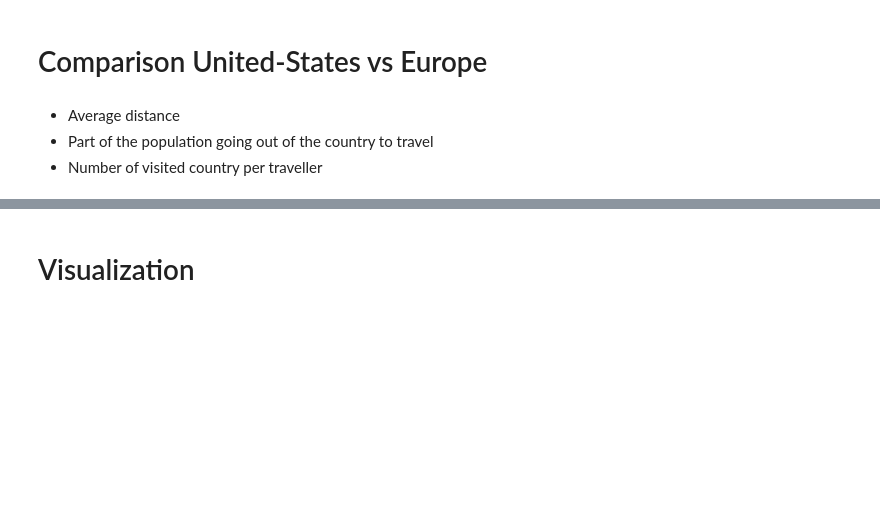
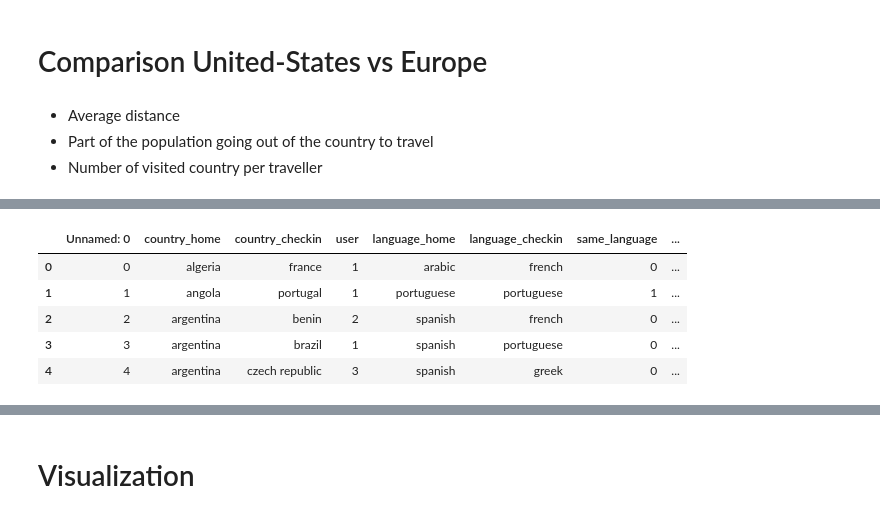
Before and after one commit to epfl-ada/ada-2020-project-milestone-p3-p3_runtime-error, a Jupyter notebook: creative_extension.ipynb, the cells around one changed output, grey strips where cells are left out. Drawn from its saved outputs; the diff is of its cells as text; code cells hidden in the pictures; blank space fills up the shorter version.

```diff
--- a/creative_extension.ipynb
+++ b/creative_extension.ipynb
@@ -668,8 +671,9 @@ Covariance Type:            nonrobust
 Notes:
 [1] Standard Errors assume that the covariance matrix of the errors is correctly specified.
 # %%
-brightkite_trips_full['distance'] = (brightkite_trips_full['distance'] - brightkite_trips_full['distance'].mean())/brightkite_trips_full['distance'].std()
-brightkite_trips_full['gdp_difference'] = (brightkite_trips_full['gdp_difference'] - brightkite_trips_full['gdp_difference'].mean())/brightkite_trips_full['gdp_difference'].std()
+brightkite_trips_full_reg = brightkite_trips_full.copy()
+brightkite_trips_full_reg['distance'] = (brightkite_trips_full_reg['distance'] - brightkite_trips_full_reg['distance'].mean())/brightkite_trips_full_reg['distance'].std()
+brightkite_trips_full_reg['gdp_difference'] = (brightkite_trips_full_reg['gdp_difference'] - brightkite_trips_full_reg['gdp_difference'].mean())/brightkite_trips_full_reg['gdp_difference'].std()
 # %%
 mod = smf.ols(formula='user ~  distance + gdp_difference + C(same_language) \
               + I(distance**2) + I(gdp_difference**2) + I(distance**3) + I(gdp_difference**3) \
@@ -702,0 +730,12 @@ Notes:
+# %%
+brightkite_trips_full = pd.merge(brightkite_trips_full, continents[['name', 'region']], how = 'left', left_on = 'country_home', right_on = 'name')
+brightkite_trips_full.drop(columns = ['name'], inplace = True)
+brightkite_trips_full.rename(columns = {'region':'continent_home'}, inplace = True)
+brightkite_trips_full.head()
+# %% [output]
+|  | Unnamed: 0 | country_home | country_checkin | user | language_home | language_checkin | same_language | ... |
+| 0 | 0 | algeria | france | 1 | arabic | french | 0 | ... |
+| 1 | 1 | angola | portugal | 1 | portuguese | portuguese | 1 | ... |
+| 2 | 2 | argentina | benin | 2 | spanish | french | 0 | ... |
+| 3 | 3 | argentina | brazil | 1 | spanish | portuguese | 0 | ... |
+| 4 | 4 | argentina | czech republic | 3 | spanish | greek | 0 | ... |
```
Also changed, not shown: parts of 24 cells of this notebook.
